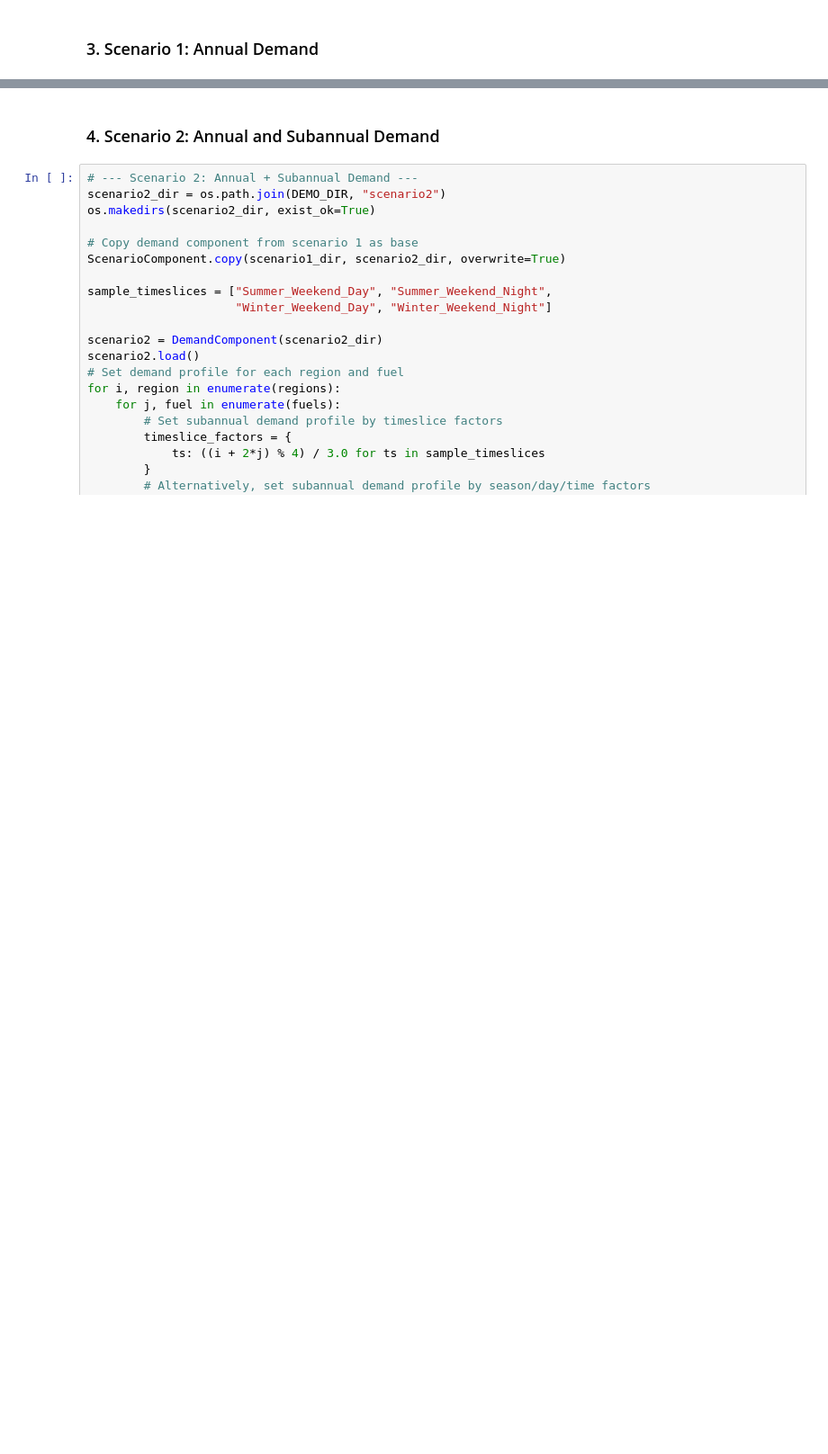
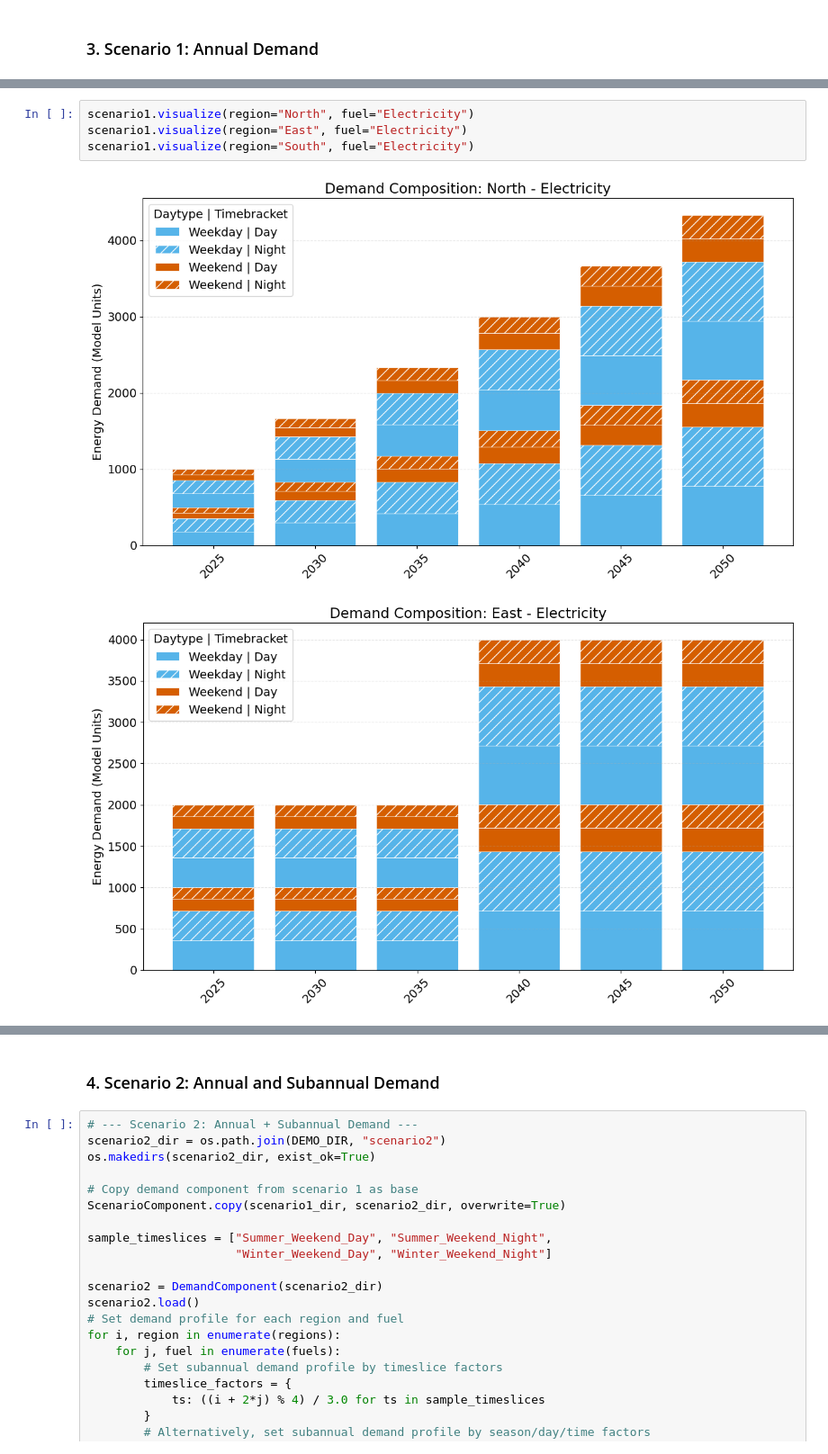
Before and after one commit to esemsc-as4623/pypsa-playground, a Jupyter notebook: notebooks/demo.demand.ipynb, the cells around one changed output, grey strips where cells are left out. Shown at 90% size. Drawn from its saved outputs; the diff is of its cells as text; blank space fills up the shorter version.

Commit message:
clean up demand demo plotting

```diff
--- a/notebooks/demo.demand.ipynb
+++ b/notebooks/demo.demand.ipynb
@@ -84,0 +86,7 @@ scenario1.visualize_all()
+# %%
+scenario1.visualize(region="North", fuel="Electricity")
+scenario1.visualize(region="East", fuel="Electricity")
+scenario1.visualize(region="South", fuel="Electricity")
+# %% [output]
+[figure, added]
+[figure, added]
```
Also changed, not shown: parts of 4 cells of this notebook, 1 other file.
